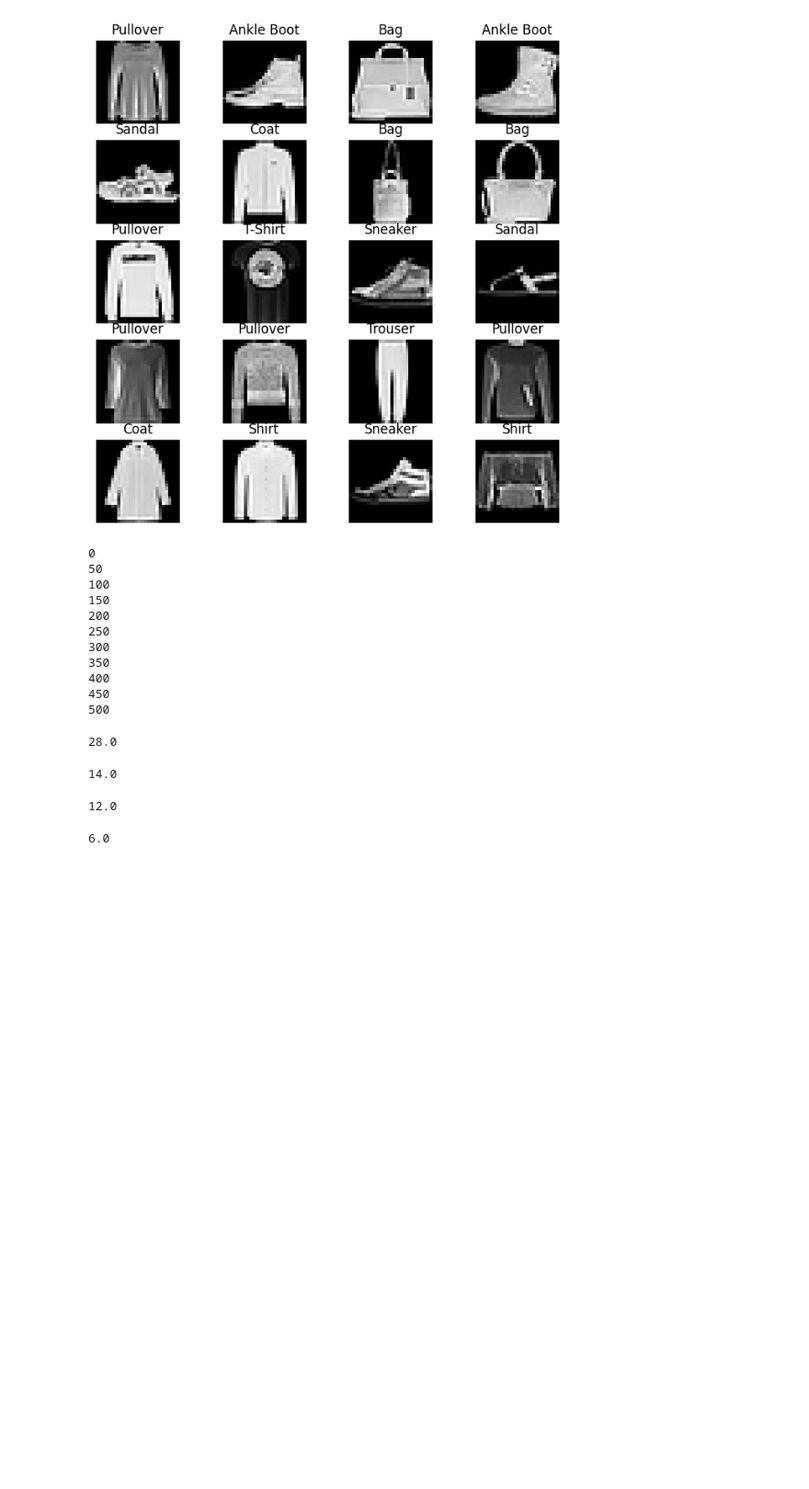
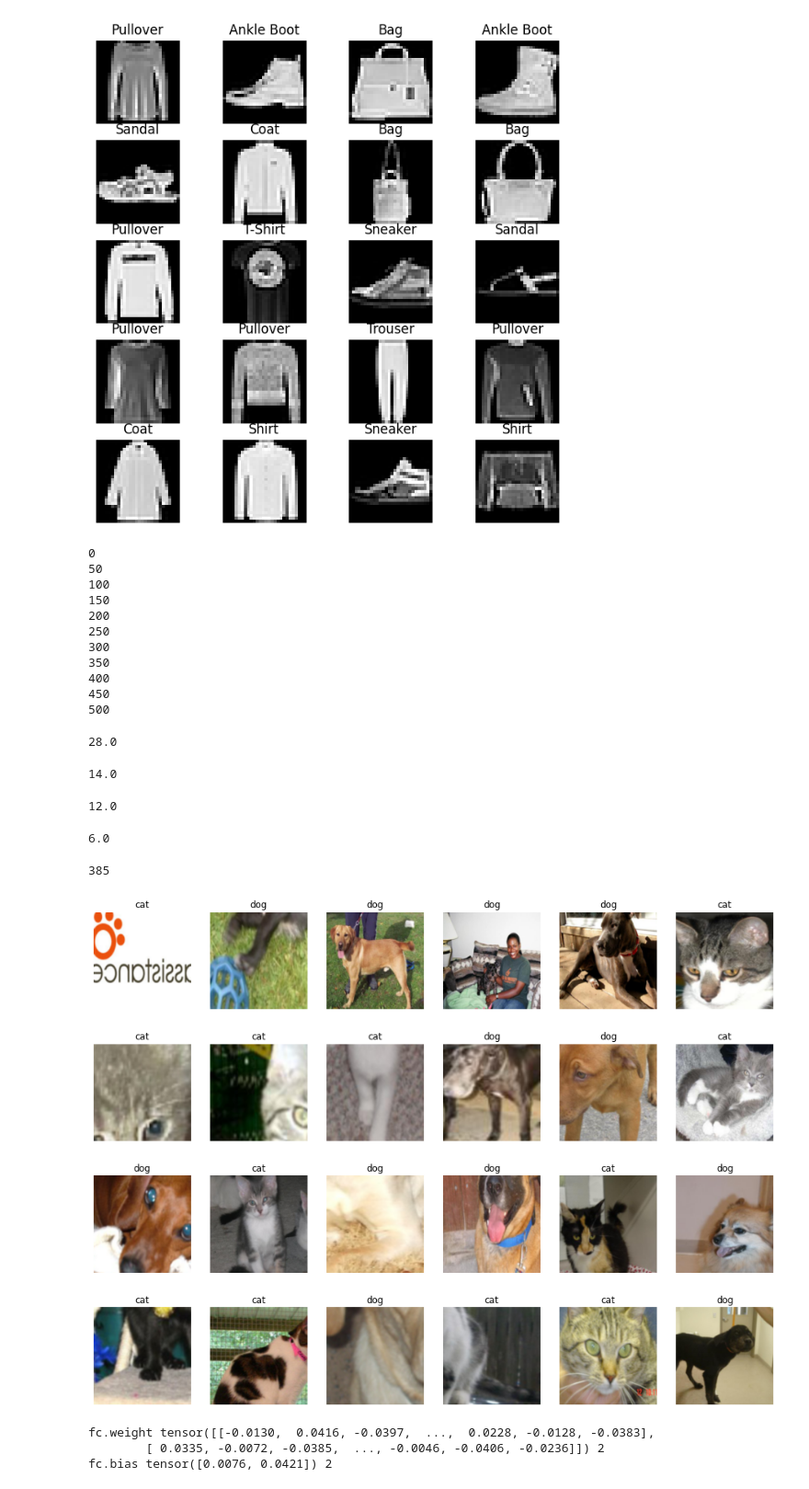
Before and after one commit to spear011/TorchTutorial, a Jupyter notebook: chap05/chapter 05.ipynb, the cells around one changed output. Shown at 92% size. Cells and saved outputs as stored; diff of their text form; code cells hidden in the pictures; blank space fills up the shorter version.

```diff
--- a/chap05/chapter 05.ipynb
+++ b/chap05/chapter 05.ipynb
@@ -261,0 +285,32 @@ for epoch in range(num_epochs):
+# %%
+data_path = './data/catanddog/train'
+
+transform = transforms.Compose([
+    transforms.Resize([256,256]),
+    transforms.RandomResizedCrop(224),
+    transforms.RandomHorizontalFlip(),
+    transforms.ToTensor()
+])
+
+train_dataset = torchvision.datasets.ImageFolder(data_path, transform=transform)
+
+train_loader = torch.utils.data.DataLoader(train_dataset, batch_size = 32, num_workers=8, shuffle=True)
+
+print(len(train_dataset))
+# %% [output]
+385
+# %%
+samples, labels = iter(train_loader).next()
+classes = {0:'cat' , 1:'dog'}
+
+fig = plt.figure(figsize=(16,24))
+
+for i in range(24):
+    a = fig.add_subplot(4, 6, i+1)
+    a.set_title(classes[labels[i].item()])
+    a.axis('off')
+    a.imshow(np.transpose(samples[i].numpy(), (1,2,0)))
+
+plt.subplots_adjust(bottom=0.2, top=0.6, hspace=0)
+# %% [output]
+[figure, added]
@@ -261,0 +328,8 @@ for epoch in range(num_epochs):
+# %%
+for name, param in resnet18.named_parameters():
+    if param.requires_grad:
+        print(name, param.data, len(param.data))
+# %% [output]
+fc.weight tensor([[-0.0130,  0.0416, -0.0397,  ...,  0.0228, -0.0128, -0.0383],
+        [ 0.0335, -0.0072, -0.0385,  ..., -0.0046, -0.0406, -0.0236]]) 2
+fc.bias tensor([0.0076, 0.0421]) 2
```
Also changed, not shown: parts of 18 cells of this notebook.
